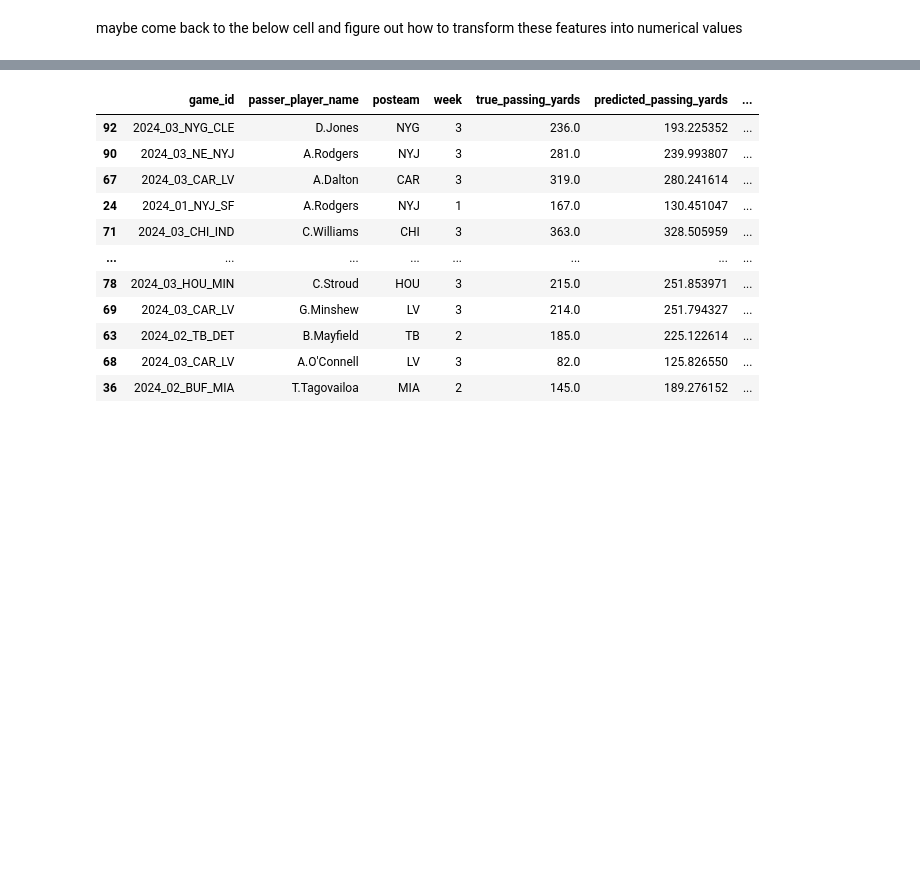
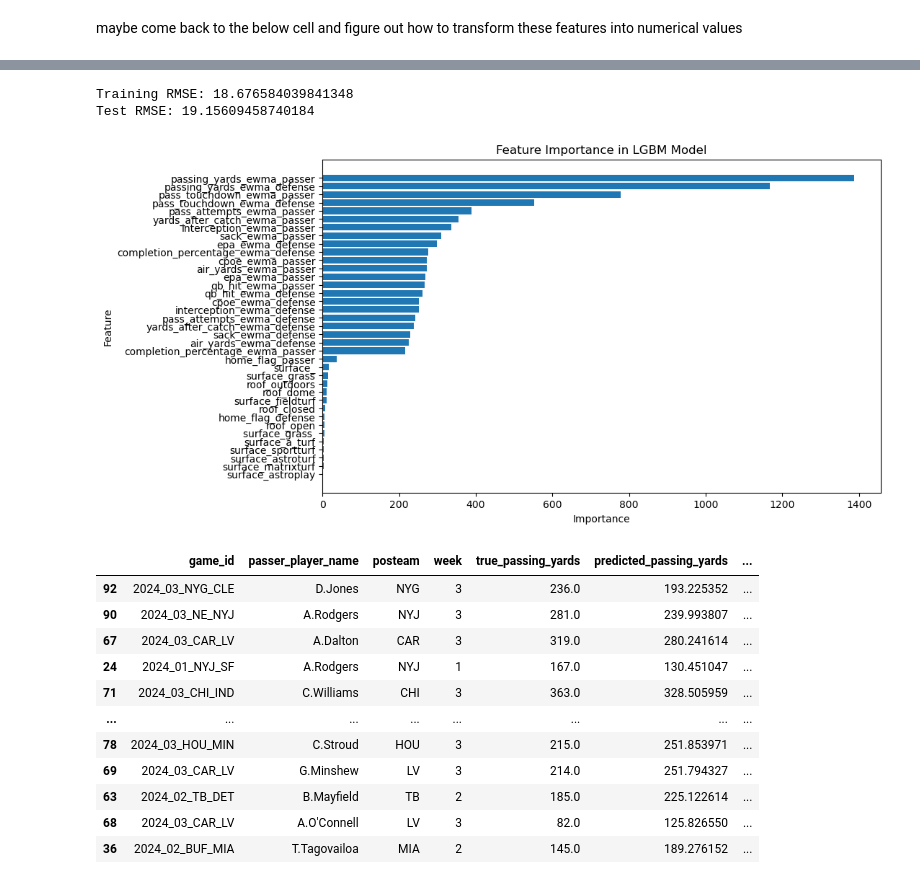
Before and after one commit to bhuggard/CheckTheCover, a Jupyter notebook: sandbox.ipynb, the cells around one changed output, grey strips where cells are left out. Drawn from its saved outputs; the diff is of its cells as text; code cells hidden in the pictures; blank space fills up the shorter version.

```diff
--- a/sandbox.ipynb
+++ b/sandbox.ipynb
@@ -446,3 +459,49 @@ print(f"2024 set performance: RMSE = {mean_squared_error(y_2024, y_pred_2024, sq
+# %%
+y_train_pred = pipeline.predict(X)
+train_rmse = mean_squared_error(y, y_train_pred, squared=False)
+print(f"Training RMSE: {train_rmse}")
+
+y_test_pred = pipeline.predict(X_2024)
+test_rmse = mean_squared_error(y_2024, y_test_pred, squared=False)
+print(f"Test RMSE: {test_rmse}")
+
+#holy fuck boss I'm not overfitting and it's a good model
+# %% [output]
+Training RMSE: 18.676584039841348
+Test RMSE: 19.15609458740184
+# %%
+# Get the trained LGBMRegressor model from the pipeline
+lgbm_model = pipeline.named_steps['regressor']
+
+# Get feature names after preprocessing
+categorical_features = pipeline.named_steps['preprocessor'].named_transformers_['cat'].get_feature_names_out(categorical_columns)
+numeric_features = numeric_columns  # These don't change from preprocessing
+
+# Combine the categorical and numeric feature names
+all_features = list(categorical_features) + numeric_features
+
+# Extract feature importances from the LGBM model
+feature_importances = lgbm_model.feature_importances_
+
+# Create a DataFrame for easy viewing
+feature_importance_df = pd.DataFrame({
+    'Feature': all_features,
+    'Importance': feature_importances
+})
+
+# Sort the DataFrame by importance
+feature_importance_df = feature_importance_df.sort_values(by='Importance', ascending=False)
+
+# Optional: Plot the feature importances
+plt.figure(figsize=(10, 6))
+plt.barh(feature_importance_df['Feature'], feature_importance_df['Importance'])
+plt.xlabel('Importance')
+plt.ylabel('Feature')
+plt.title('Feature Importance in LGBM Model')
+plt.gca().invert_yaxis()
+plt.show()
+# %% [output]
+[figure, added]
 # %%
 # Adding identifier columns back after filtering for 2024 data
 X_2024 = filtered_with_ewma.loc[filtered_with_ewma['season'] == 2024, features]
```
Also changed, not shown: parts of 33 cells of this notebook.
